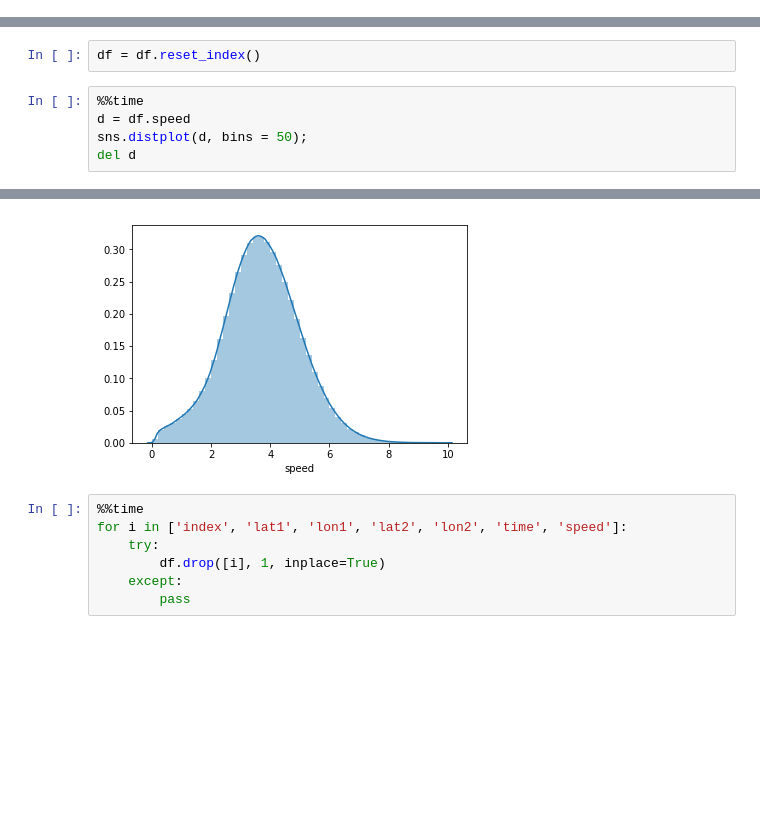
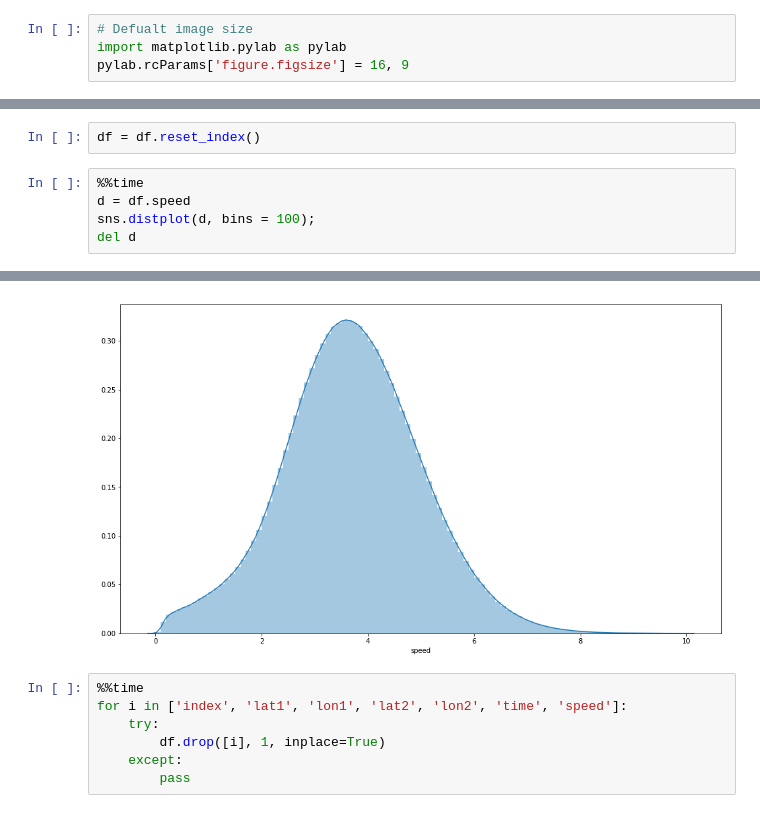
Before and after one commit to beimingliu/NYC_Citi_Bike_2017, a Jupyter notebook: notebook/data_EDA.ipynb, the cells around one changed output, grey strips where cells are left out. Drawn from its saved outputs; the diff is of its cells as text; blank space fills up the shorter version.

```diff
--- a/notebook/data_EDA.ipynb
+++ b/notebook/data_EDA.ipynb
@@ -18,6 +18,10 @@ import matplotlib.pyplot as plt
 
 import warnings
 warnings.filterwarnings("ignore")
+# %%
+# Defualt image size
+import matplotlib.pylab as pylab
+pylab.rcParams['figure.figsize'] = 16, 9
 # %%
 %%time
 stations_dict = pickle.load(open('stations_dict.p', "rb"))
@@ -812,6 +847,6 @@ df = df.reset_index()
 # %%
 %%time
 d = df.speed
-sns.distplot(d, bins = 50);
+sns.distplot(d, bins = 100);
 del d
 # %% [output]
@@ -820,4 +855,4 @@ Wall time: 5.4 s
-[figure, old version]
+[figure, new version]
 # %%
 %%time
 for i in ['index', 'lat1', 'lon1', 'lat2', 'lon2', 'time', 'speed']:
```
Also changed, not shown: parts of 19 cells of this notebook, 1 other file.
